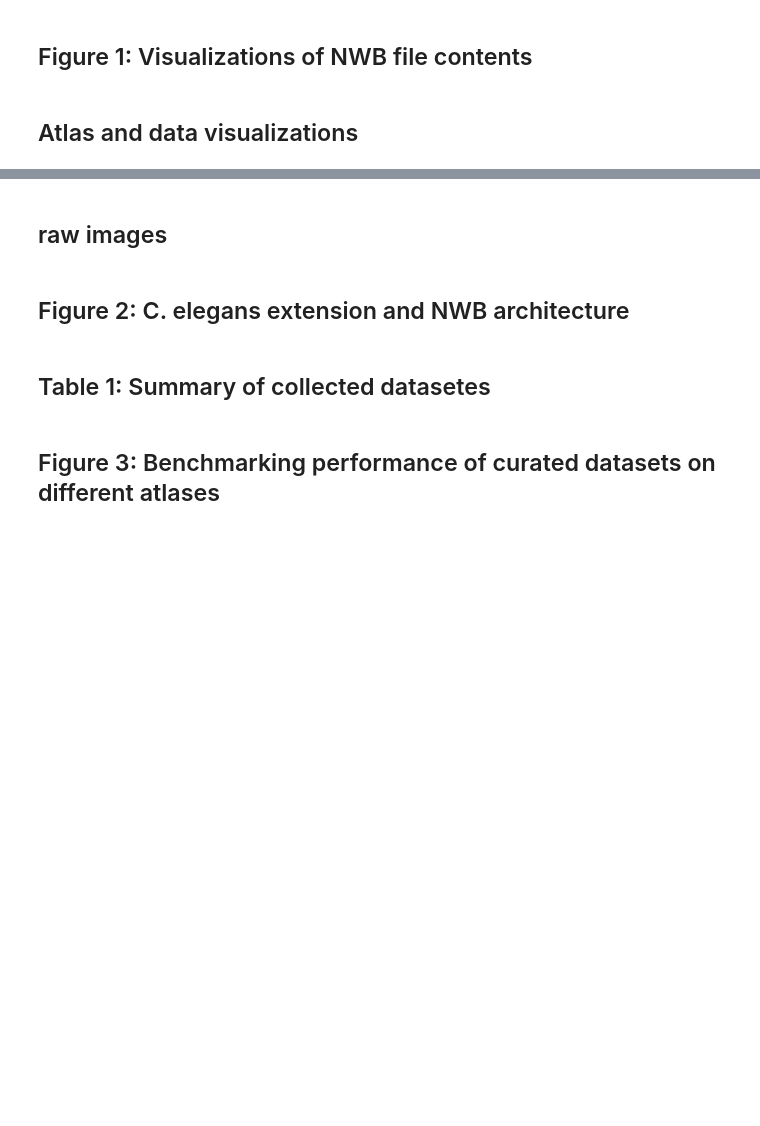
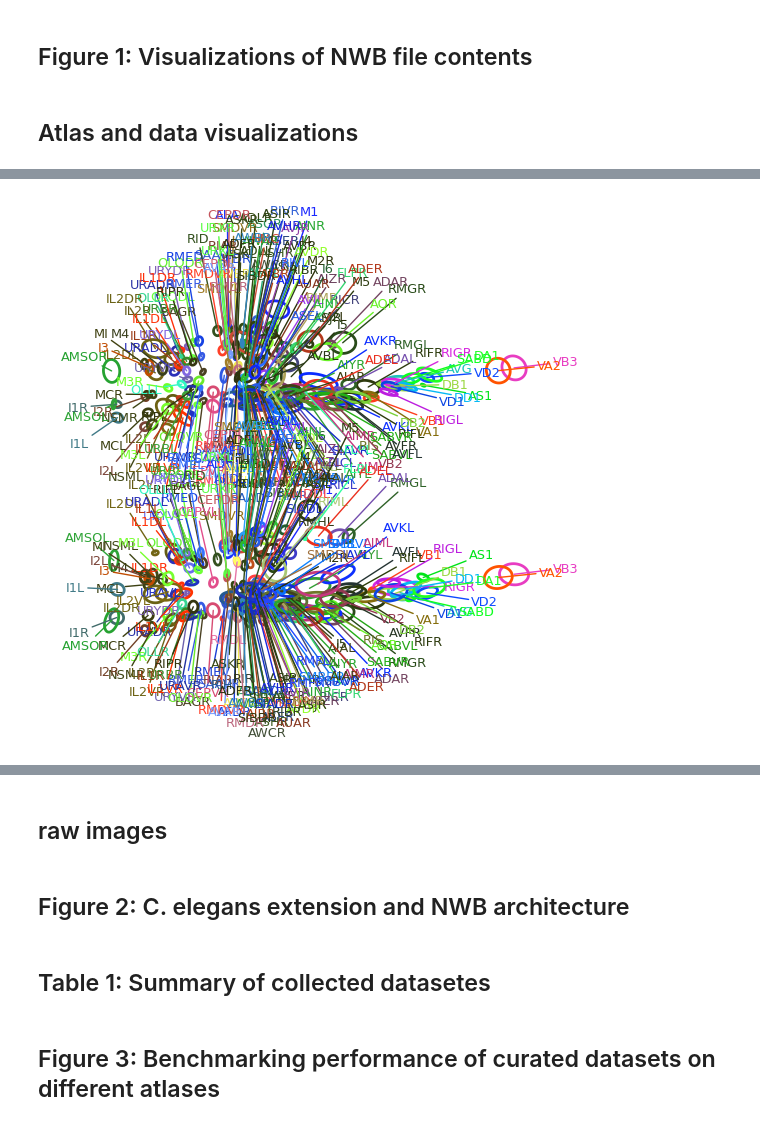
Before and after one commit to focolab/NWBelegans, a Jupyter notebook: Analysis/NWB_figures.ipynb, the cells around one changed output, grey strips where cells are left out. Cells and saved outputs as stored; diff of their text form; code cells hidden in the pictures; blank space fills up the shorter version.

```diff
--- a/Analysis/NWB_figures.ipynb
+++ b/Analysis/NWB_figures.ipynb
@@ -145,14 +118,10 @@ NWB_atlas_full.get_df()
 # %%
+import networkx as nx
+
 def plot_atlas_2d(atlas):
     plt.rcParams.update({'font.size':16})
 
-    atlas_df = atlas.get_df(vRecenter=[60, 10, -10])
-
-    atlas_df = atlas_df.sort_values(by=['ID'], ignore_index=True)
-
-    ganglia = sorted(atlas_df['ganglion'].unique())
-
-    neur_dict = atlas.create_dictionary()
+    labels = atlas.neurons
 
     xyz_sigma = atlas.xyzsigma
     rgb_sigma = atlas.rgbsigma
@@ -176,41 +145,57 @@ def plot_atlas_2d(atlas):
 
         #TEXTSxy.append(axs[1].text(x,y, df_original.loc[i,'ID'], color=color, fontsize=5))
         #TEXTSxz.append(axs[0].text(x,z, df_original.loc[i,'ID'], color=color, fontsize=5))
-    '''
-    adjust_text(
-        TEXTSxy,
-        arrowprops = dict(arrowstyle="-", color='gray'),
-        explode_radius=0,
-        time_lim = 10,
-        min_arrow_len = 5,
-        force_text = (2,2),
-        ensure_inside_axes = False,
-        expand_axes = True,
-        ax=axs[1]
-    )
 
-    adjust_text(
-        TEXTSxz,
-        arrowprops = dict(arrowstyle="-", color='gray'),
-        explode_radius=0,
-        time_lim = 10,
-        min_arrow_len = 5,
-        force_text = (2,2),
-        ensure_inside_axes = False,
-        expand_axes = True,
-        ax=axs[0]
-    )
-    '''
-    #axs[1].scatter(xyz_mu[:,0], xyz_mu[:,1])
-    #axs[0].scatter(xyz_mu[:,0], xyz_mu[:,2])
+    label_pos_xy = xyz_mu[:,[0,1]]
+    label_pos_xz = xyz_mu[:,[0,2]]
+    colors = atlas.atlas_color[:,:3]
+
+    def repel_labels(ax, x, y, labels, k=0.1): #From https://stackoverflow.com/questions/14938541/how-to-improve-the-label-placement-in-scatter-plot
+        G = nx.DiGraph()
+        data_nodes = []
+        init_pos =  {}
+        for xi, yi, label in zip(x,y,labels):
+            data_str = 'data_{0}'.format(label)
+            G.add_node(data_str)
+            G.add_node(label)
+            G.add_edge(label, data_str)
+            data_nodes.append(data_str)
+            init_pos[data_str] = (xi, yi)
+            init_pos[label] = (xi, yi)
+
+        pos = nx.spring_layout(G, pos=init_pos, fixed=data_nodes, k=k)
+
+        pos_after = np.vstack([pos[d] for d in data_nodes])
+        pos_before = np.vstack([init_pos[d] for d in data_nodes])
+        scale, shift_x = np.polyfit(pos_after[:,0], pos_before[:,0],1)
+        scale, shift_y = np.polyfit(pos_after[:,1], pos_before[:,1],1)
+        shift = np.array([shift_x, shift_y])
+        for key, val in pos.items():
+            pos[key] = (val*scale) + shift
+
+        for i, (label, data_str) in enumerate(G.edges()):
+            ax.annotate(label,
+                        xy=pos[data_str], xycoords='data',
+                        xytext=pos[label], textcoords='data', fontsize= 'xx-small', color=colors[i,:],
+                        arrowprops=dict(arrowstyle='-', shrinkA=0, shrinkB=0, connectionstyle='arc3', color=colors[i,:]))
+
+        all_pos = np.vstack([value for value in pos.values()])
+        x_span, y_span = np.ptp(all_pos, axis=0)
+        mins = np.min(all_pos-x_span*0.15, 0)
+        maxs = np.max(all_pos+y_span*0.15, 0)
+        ax.set_xlim([mins[0], maxs[0]])
+        ax.set_ylim([mins[1], maxs[1]])
+
+    repel_labels(axs[0], label_pos_xz[:,0], label_pos_xz[:,1], labels, k=4)
+    repel_labels(axs[1], label_pos_xy[:,0], label_pos_xy[:,1], labels, k=4)
 
     #axs[0].set_aspect('equal')
     axs[0].grid()
     axs[0].set_ylabel('')
-    #axs[4].set_ylim((-15,15))
+    axs[0].set_ylim((-30,5))
     axs[0].invert_yaxis()
     axs[0].set_yticks([])
-    #axs[4].set_xlim((-80,120))
+    axs[0].set_xlim((-25,150))
     axs[0].autoscale_view()
 
     #axs[1].set_aspect('equal')
@@ -219,8 +204,8 @@ def plot_atlas_2d(atlas):
     axs[1].set_yticks([])
     axs[1].set_xlabel('')
     axs[1].set_ylabel('')
-    #axs[5].set_ylim((-15,15))
-    #axs[5].set_xlim((-80,120))
+    axs[1].set_ylim((-5,30))
+    axs[1].set_xlim((-25,170))
     axs[1].autoscale_view()
 
     axs[0].spines['right'].set_visible(False)
@@ -245,0 +227 @@ plot_atlas_2d(NWB_atlas_full)
+[figure, added]
```
Also changed, not shown: parts of 28 cells of this notebook, 2 other files.
